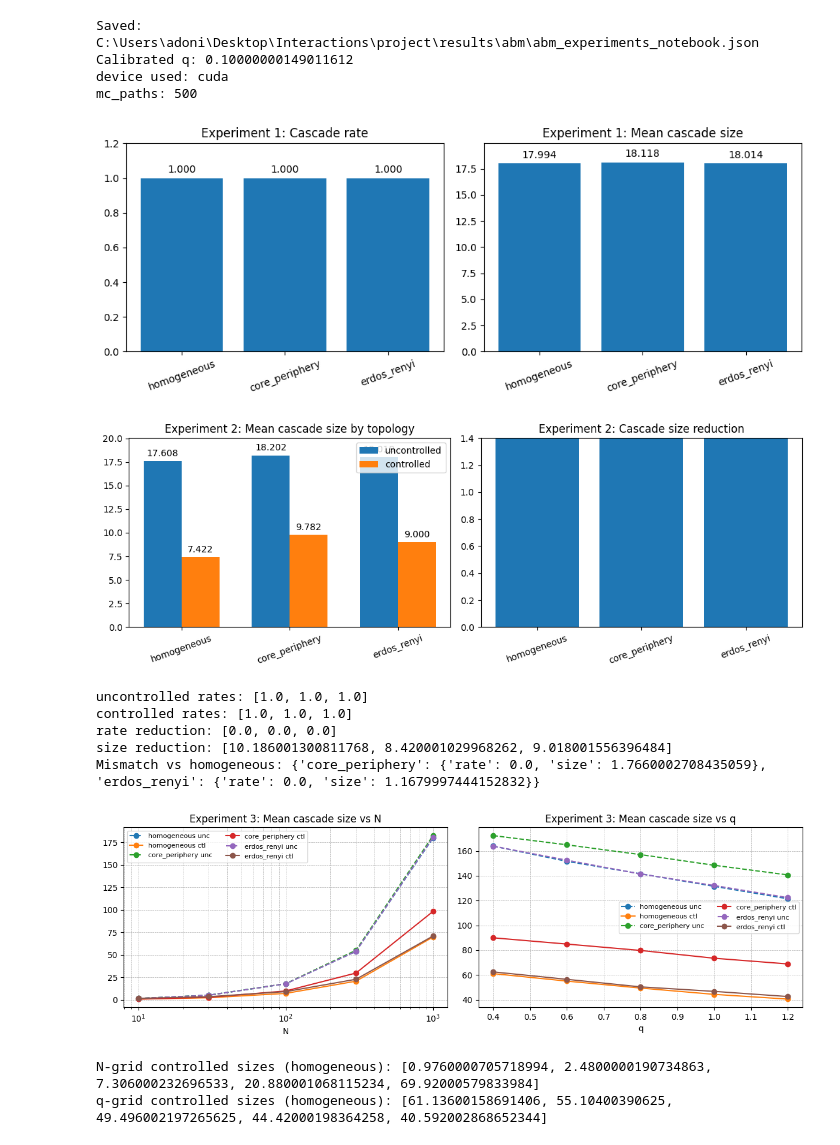
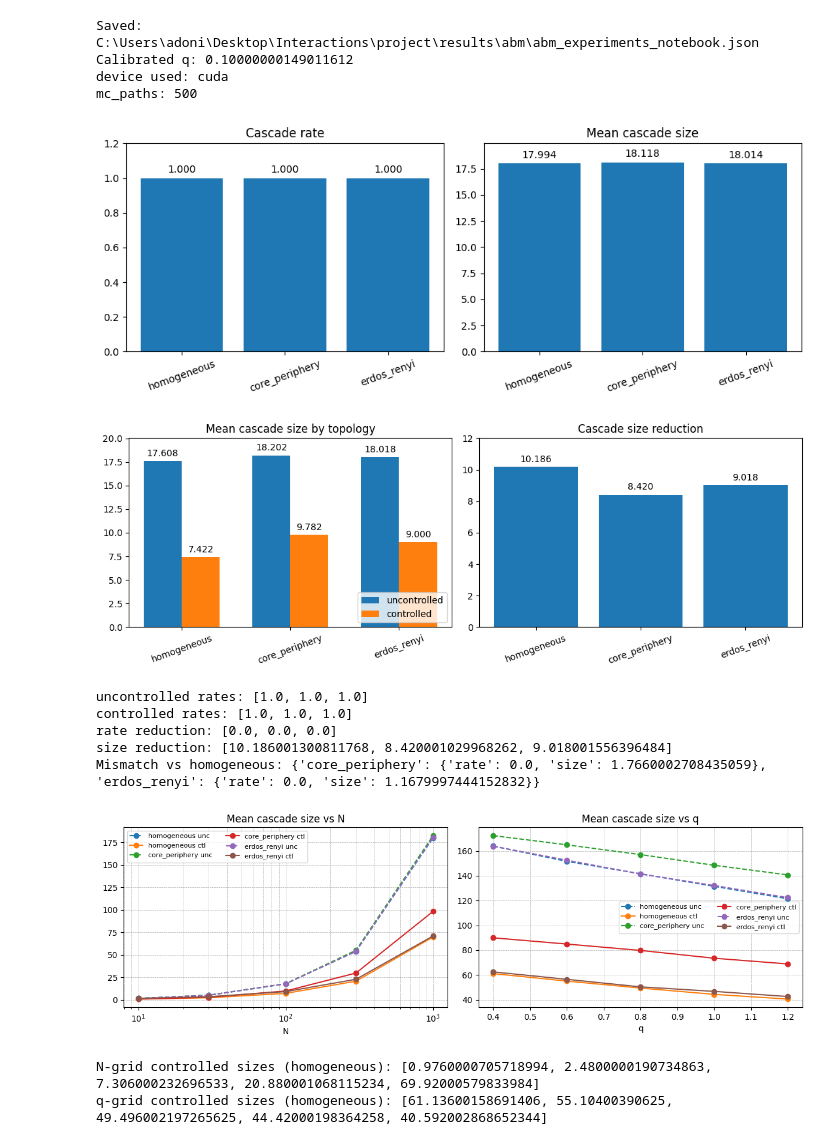
Before and after one commit to adonis107/MVA_INT, a Jupyter notebook: notebooks/2. ABM Experiments.ipynb, the cells around one changed output. Drawn from its saved outputs; the diff is of its cells as text; code cells hidden in the pictures.

```diff
--- a/notebooks/2. ABM Experiments.ipynb
+++ b/notebooks/2. ABM Experiments.ipynb
@@ -98,60 +98,54 @@ sizes = [exp1[n]['stats']['mean_cascade_size'] for n in names]
 fig, axes = plt.subplots(1, 2, figsize=(10, 4))
 bar_container = axes[0].bar(names, rates)
 axes[0].bar_label(bar_container, fmt='%.3f', padding=3)
-axes[0].set_title('Experiment 1: Cascade rate')
+axes[0].set_title('Cascade rate')
 axes[0].set_ylim(0, 1.2)
 axes[0].tick_params(axis='x', rotation=20)
 
 bar_container = axes[1].bar(names, sizes)
 axes[1].bar_label(bar_container, fmt='%.3f', padding=3)
-axes[1].set_title('Experiment 1: Mean cascade size')
+axes[1].set_title('Mean cascade size')
 axes[1].set_ylim(0, max(sizes)*1.1)
 axes[1].tick_params(axis='x', rotation=20)
 
 plt.tight_layout()
 plt.show()
 # %% [output]
-[figure, old version]
+[figure, new version]
 # %%
 exp2 = out['experiment_2_controlled']
 uncontrolled_rates = [exp2[n]['uncontrolled']['stats']['cascade_rate'] for n in names]
 controlled_rates = [exp2[n]['controlled']['stats']['cascade_rate'] for n in names]
 uncontrolled_sizes = [exp2[n]['uncontrolled']['stats']['mean_cascade_size'] for n in names]
 controlled_sizes = [exp2[n]['controlled']['stats']['mean_cascade_size'] for n in names]
 reductions = [exp2[n]['cascade_reduction'] for n in names]
 size_reductions = [exp2[n]['cascade_size_reduction'] for n in names]
 
 fig, axes = plt.subplots(1, 2, figsize=(11, 4))
 width = 0.35
 x = list(range(len(names)))
 
 bar_container1 = axes[0].bar([i - width / 2 for i in x], uncontrolled_sizes, width=width, label='uncontrolled')
 bar_container2 = axes[0].bar([i + width / 2 for i in x], controlled_sizes, width=width, label='controlled')
 axes[0].bar_label(bar_container1, fmt='%.3f', padding=3)
 axes[0].bar_label(bar_container2, fmt='%.3f', padding=3)
 axes[0].set_xticks(x)
 axes[0].set_xticklabels(names, rotation=20)
 axes[0].set_ylim(0, max(uncontrolled_sizes + controlled_sizes)*1.1)
-axes[0].set_title('Experiment 2: Mean cascade size by topology')
-axes[0].legend()
+axes[0].set_title('Mean cascade size by topology')
+axes[0].legend(loc='lower right')
 
 bar_container = axes[1].bar(names, size_reductions)
 axes[1].bar_label(bar_container, fmt='%.3f', padding=3)
 axes[1].axhline(0.0, color='black', linewidth=0.8)
-axes[1].set_title('Experiment 2: Cascade size reduction')
-axes[1].set_ylim(0, 1.4)
+axes[1].set_title('Cascade size reduction')
+axes[1].set_ylim(0, 12)
 axes[1].tick_params(axis='x', rotation=20)
 
 plt.tight_layout()
 plt.show()
-
-print('uncontrolled rates:', uncontrolled_rates)
-print('controlled rates:', controlled_rates)
-print('rate reduction:', reductions)
-print('size reduction:', size_reductions)
-print('Mismatch vs homogeneous:', exp2['mismatch_vs_homogeneous'])
 # %% [output]
-[figure, old version]
+[figure, new version]
 uncontrolled rates: [1.0, 1.0, 1.0]
 controlled rates: [1.0, 1.0, 1.0]
 rate reduction: [0.0, 0.0, 0.0]
@@ -169,7 +163,7 @@ for name in names:
     axes[0].plot(n_values, u_series, marker='o', linestyle='--', label=f'{name} unc')
     axes[0].plot(n_values, c_series, marker='o', label=f'{name} ctl')
 axes[0].set_xscale('log')
-axes[0].set_title('Experiment 3: Mean cascade size vs N')
+axes[0].set_title('Mean cascade size vs N')
 axes[0].set_xlabel('N')
 axes[0].legend(ncol=2, fontsize=8)
 axes[0].grid(True, which='both', linestyle='--', linewidth=0.5)
@@ -181,17 +175,14 @@ for name in names:
     u_series = [item['topologies'][name]['uncontrolled_mean_cascade_size'] for item in vs_q]
     axes[1].plot(q_values, u_series, marker='o', linestyle='--', label=f'{name} unc')
     axes[1].plot(q_values, c_series, marker='o', label=f'{name} ctl')
-axes[1].set_title('Experiment 3: Mean cascade size vs q')
+axes[1].set_title('Mean cascade size vs q')
 axes[1].set_xlabel('q')
 axes[1].legend(ncol=2, fontsize=8)
 axes[1].grid(True, which='both', linestyle='--', linewidth=0.5)
 
 plt.tight_layout()
 plt.show()
-
-print('N-grid controlled sizes (homogeneous):', [item['topologies']['homogeneous']['controlled_mean_cascade_size'] for item in vs_n])
-print('q-grid controlled sizes (homogeneous):', [item['topologies']['homogeneous']['controlled_mean_cascade_size'] for item in vs_q])
 # %% [output]
-[figure, old version]
+[figure, new version]
 N-grid controlled sizes (homogeneous): [0.9760000705718994, 2.4800000190734863, 7.306000232696533, 20.880001068115234, 69.92000579833984]
 q-grid controlled sizes (homogeneous): [61.13600158691406, 55.10400390625, 49.496002197265625, 44.42000198364258, 40.592002868652344]
```
Also changed, not shown: parts of 13 cells of this notebook, 3 other files.
